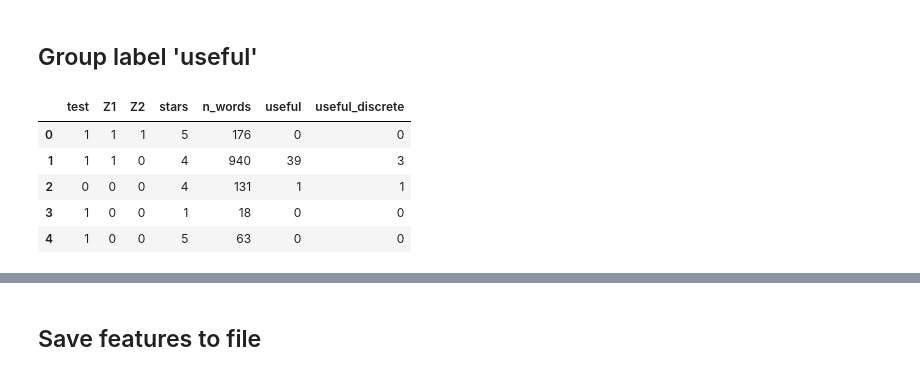
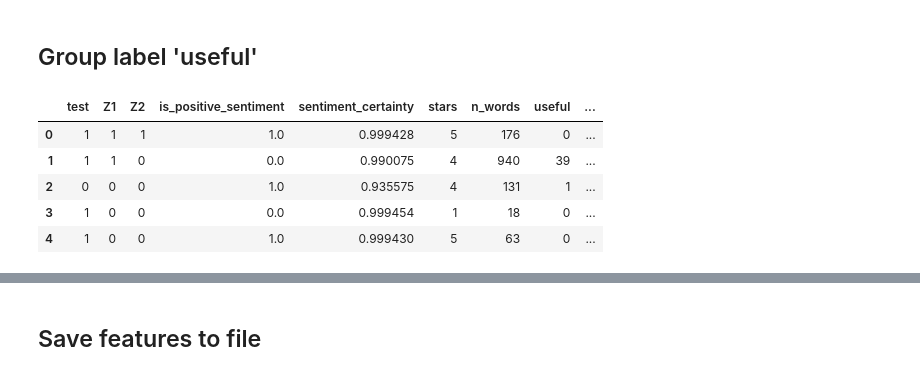
Before and after one commit to lovhag/yelp_causal_inference, a Jupyter notebook: extract_data_features.ipynb, the cells around one changed output, grey strips where cells are left out. Saved outputs shown, nothing was run; the diff lists cells and outputs as text; code cells hidden in the pictures.

```diff
--- a/extract_data_features.ipynb
+++ b/extract_data_features.ipynb
@@ -144,0 +198,3 @@ IndexError: index out of range in self
+# %%
+sentiment_data = pd.read_csv("saved_data/sentiment_data.csv")
+sentiment_data.head()
@@ -144,0 +208,4 @@ IndexError: index out of range in self
+# %%
+features['is_positive_sentiment'] = sentiment_data.is_positive_sentiment.copy()
+features['sentiment_certainty'] = sentiment_data.sentiment_certainty.copy()
+features.head()
@@ -160,7 +244,8 @@ features.head()
 # %%
 # Read user data (takes a minute or two but works fine)
 
-df_users = pd.read_json('../yelp_data/user.json', lines=True)
+#df_users = pd.read_json('../yelp_data/user.json', lines=True)
+df_users = pd.read_json('data/yelp_academic_dataset_user.json', lines=True)
 
 df_users.head()
 # %% [output]
@@ -171,3 +256,7 @@ df_users.head()
 | 3 | QaELAmRcDc5TfJEylaaP8g | John | 206 | 2008-09-20 00:08:14 | 233 | 160 | 84 | 2009 | iog3Nyg1i4jeumiTVG_BSA, M92xWY2Vr... | 6 | ... |
 | 4 | xvu8G900tezTzbbfqmTKvA | Anne | 485 | 2008-08-09 00:30:27 | 1265 | 400 | 512 | 2009,2010,2011,2012,2014,2015,201... | 3W3ZMSthojCUirKEqAwGNw, eTIbuu23j... | 78 | ... |
 5 rows × 22 columns
+# %%
+df_users = df_users[df_users.user_id.isin(data.user_id)]
+df_users.info()
+df_users.head()
@@ -196,23 +326,37 @@ features.head()
 # %%
 features['useful'] = data['useful']
 
 def group_useful(useful):
     if useful == 0:
         return 0
     elif useful <= 5:
         return 1
     elif useful <= 10:
         return 2
     else:
         return 3
 
-features['useful_discrete'] = features.apply(lambda row: group_useful(row['useful']), axis=1)
+def group_useful_3(useful):
+    if useful == 0:
+        return 0
+    elif useful <= 10:
+        return 1
+    else:
+        return 2
+
+def group_useful_2(useful):
+    if useful == 0:
+        return 0
+    else:
+        return 1
+
+features['useful_discrete'] = features.apply(lambda row: group_useful_2(row['useful']), axis=1)
 
 features.head()
 # %% [output]
-|  | test | Z1 | Z2 | stars | n_words | useful | useful_discrete |
-| 0 | 1 | 1 | 1 | 5 | 176 | 0 | 0 |
-| 1 | 1 | 1 | 0 | 4 | 940 | 39 | 3 |
-| 2 | 0 | 0 | 0 | 4 | 131 | 1 | 1 |
-| 3 | 1 | 0 | 0 | 1 | 18 | 0 | 0 |
-| 4 | 1 | 0 | 0 | 5 | 63 | 0 | 0 |
+|  | test | Z1 | Z2 | is_positive_sentiment | sentiment_certainty | stars | n_words | useful | ... |
+| 0 | 1 | 1 | 1 | 1.0 | 0.999428 | 5 | 176 | 0 | ... |
+| 1 | 1 | 1 | 0 | 0.0 | 0.990075 | 4 | 940 | 39 | ... |
+| 2 | 0 | 0 | 0 | 1.0 | 0.935575 | 4 | 131 | 1 | ... |
+| 3 | 1 | 0 | 0 | 0.0 | 0.999454 | 1 | 18 | 0 | ... |
+| 4 | 1 | 0 | 0 | 1.0 | 0.999430 | 5 | 63 | 0 | ... |
```
Also changed, not shown: parts of 38 cells of this notebook, 3 other files.
